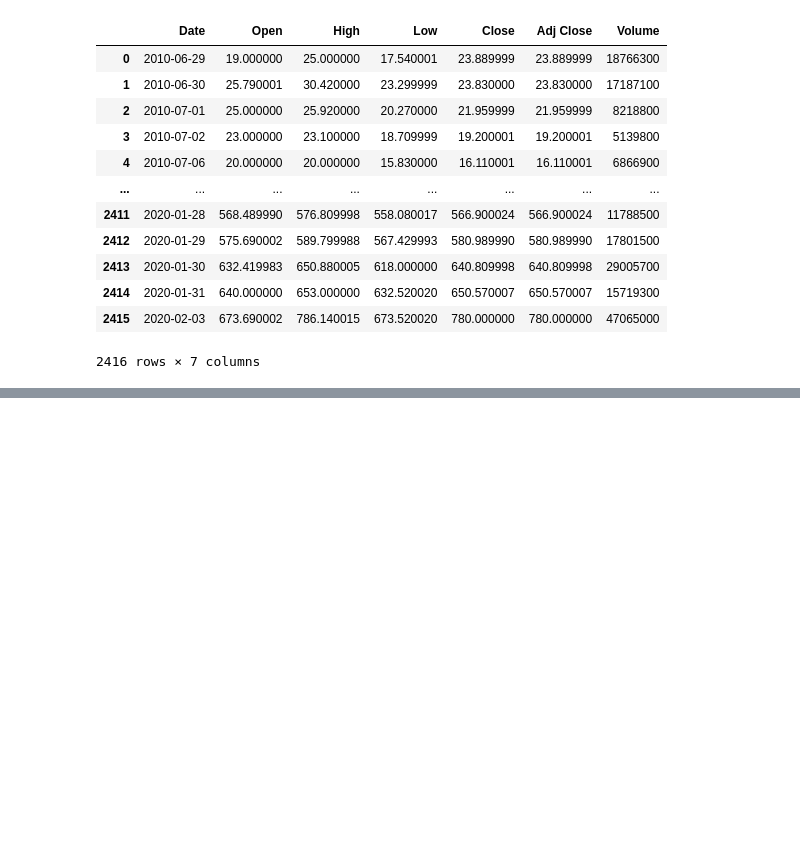
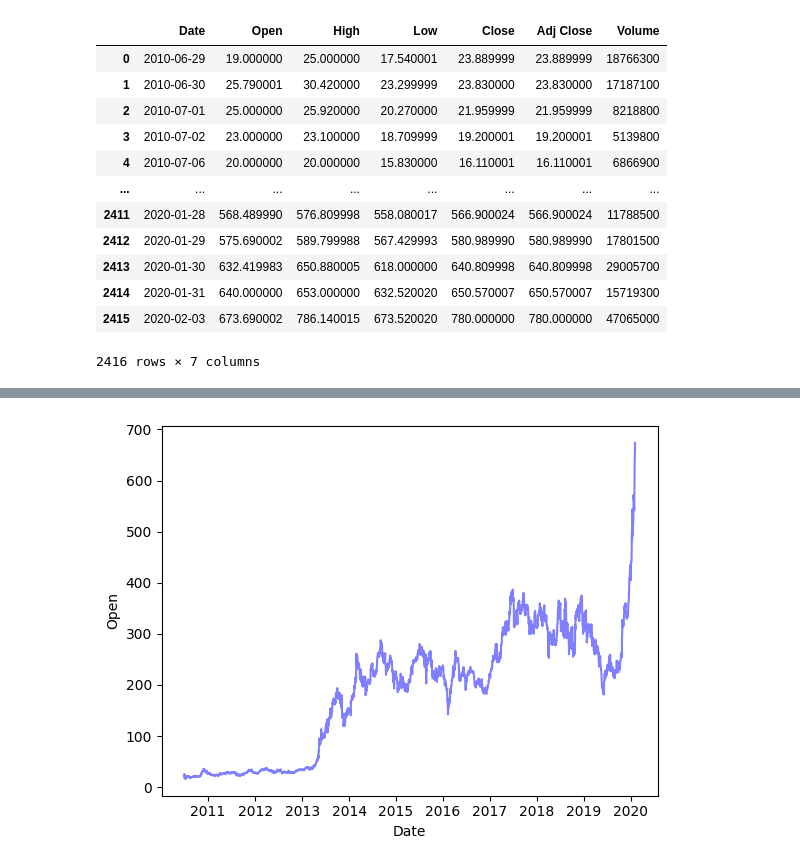
Before and after one commit to vijais0604-cloud/Tesla-stock-prediction, a Jupyter notebook: Tesla stock prediction.ipynb, the cells around one changed output, grey strips where cells are left out. Cells and saved outputs as stored; diff of their text form; code cells hidden in the pictures; blank space fills up the shorter version.

```diff
--- a/Tesla stock prediction.ipynb
+++ b/Tesla stock prediction.ipynb
@@ -32,0 +63,7 @@ dtype: int64
+# %%
+plt.plot(df["Date"],df["Open"],color="blue",alpha=0.5)
+plt.xlabel("Date")
+plt.ylabel("Open")
+plt.show()
+# %% [output]
+[figure, added]
```
Also changed, not shown: parts of 4 cells of this notebook, 2 other files.
